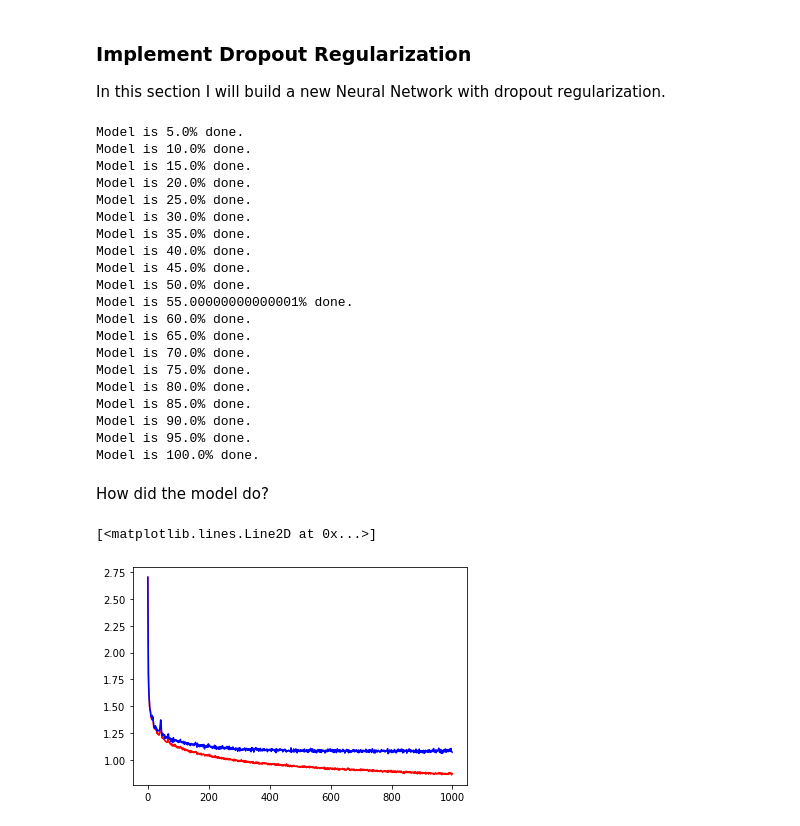
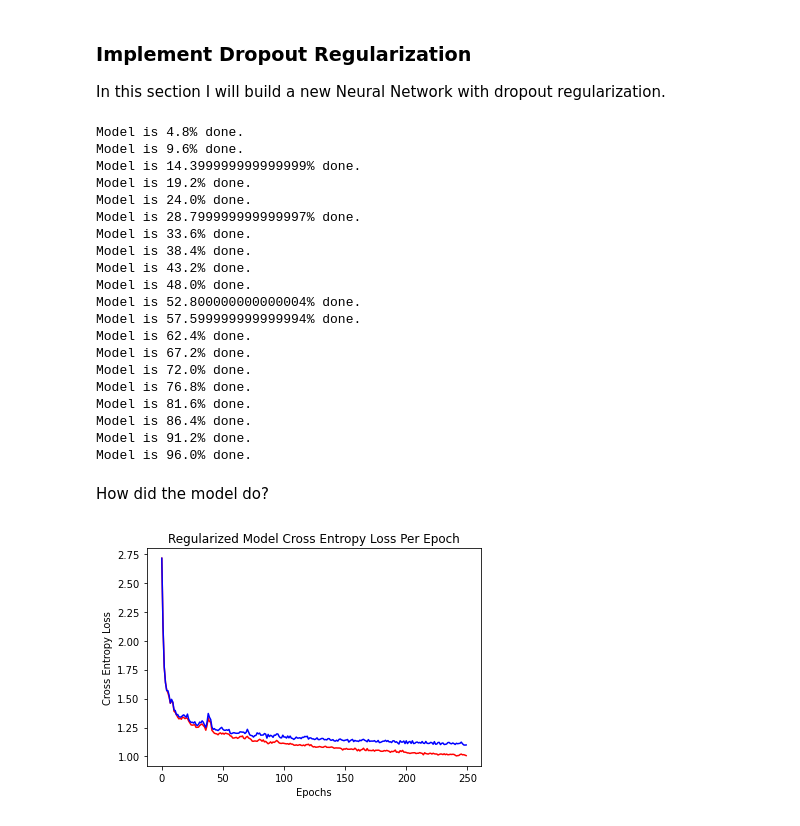
Before and after one commit to mbermont/Spotify_Project, a Jupyter notebook: code/modeling.ipynb, the cells around one changed output. Drawn from its saved outputs; the diff is of its cells as text; code cells hidden in the pictures.

```diff
--- a/code/modeling.ipynb
+++ b/code/modeling.ipynb
@@ -223,7 +233,7 @@ test_accuracy_d = []
 batch_size = 4096
 training_size = X.shape[0]
 count = 0
-epochs = 1000
+epochs = 250
 for epoch in range(epochs):
     with torch.no_grad():
         test_pred = model_drop(X_test_t)
@@ -255,34 +265,38 @@ for epoch in range(epochs):
     if count % (epochs//20) == 0:
         print(f'Model is {(count/epochs) * 100}% done.')
 # %% [output]
-Model is 5.0% done.
-Model is 10.0% done.
-Model is 15.0% done.
-Model is 20.0% done.
-Model is 25.0% done.
-Model is 30.0% done.
-Model is 35.0% done.
-Model is 40.0% done.
-Model is 45.0% done.
-Model is 50.0% done.
-Model is 55.00000000000001% done.
-Model is 60.0% done.
-Model is 65.0% done.
-Model is 70.0% done.
-Model is 75.0% done.
-Model is 80.0% done.
-Model is 85.0% done.
-Model is 90.0% done.
-Model is 95.0% done.
-Model is 100.0% done.
+Model is 4.8% done.
+Model is 9.6% done.
+Model is 14.399999999999999% done.
+Model is 19.2% done.
+Model is 24.0% done.
+Model is 28.799999999999997% done.
+Model is 33.6% done.
+Model is 38.4% done.
+Model is 43.2% done.
+Model is 48.0% done.
+Model is 52.800000000000004% done.
+Model is 57.599999999999994% done.
+Model is 62.4% done.
+Model is 67.2% done.
+Model is 72.0% done.
+Model is 76.8% done.
+Model is 81.6% done.
+Model is 86.4% done.
+Model is 91.2% done.
+Model is 96.0% done.
 # %% [markdown]
 How did the model do?
-# %%
-plt.plot(train_loss_d, color='red')
-plt.plot(testing_loss_d, color= 'blue')
-# %% [output]
-[<matplotlib.lines.Line2D at 0x...>]
-[figure, removed]
+# %%
+plt.plot(train_loss_d, color='red')
+plt.plot(testing_loss_d, color= 'blue')
+plt.title('Regularized Model Cross Entropy Loss Per Epoch')
+plt.ylabel('Cross Entropy Loss')
+plt.xlabel('Epochs')
+
+plt.savefig('../imgs/reg_loss_plt.png', dpi= 400, bbox_inches= 'tight')
+# %% [output]
+[figure, added]
 # %%
 plt.plot(train_accuracy_d, color= 'purple')
 plt.plot(test_accuracy_d, color= 'cyan')
```
Also changed, not shown: parts of 21 cells of this notebook, 7 other files.
